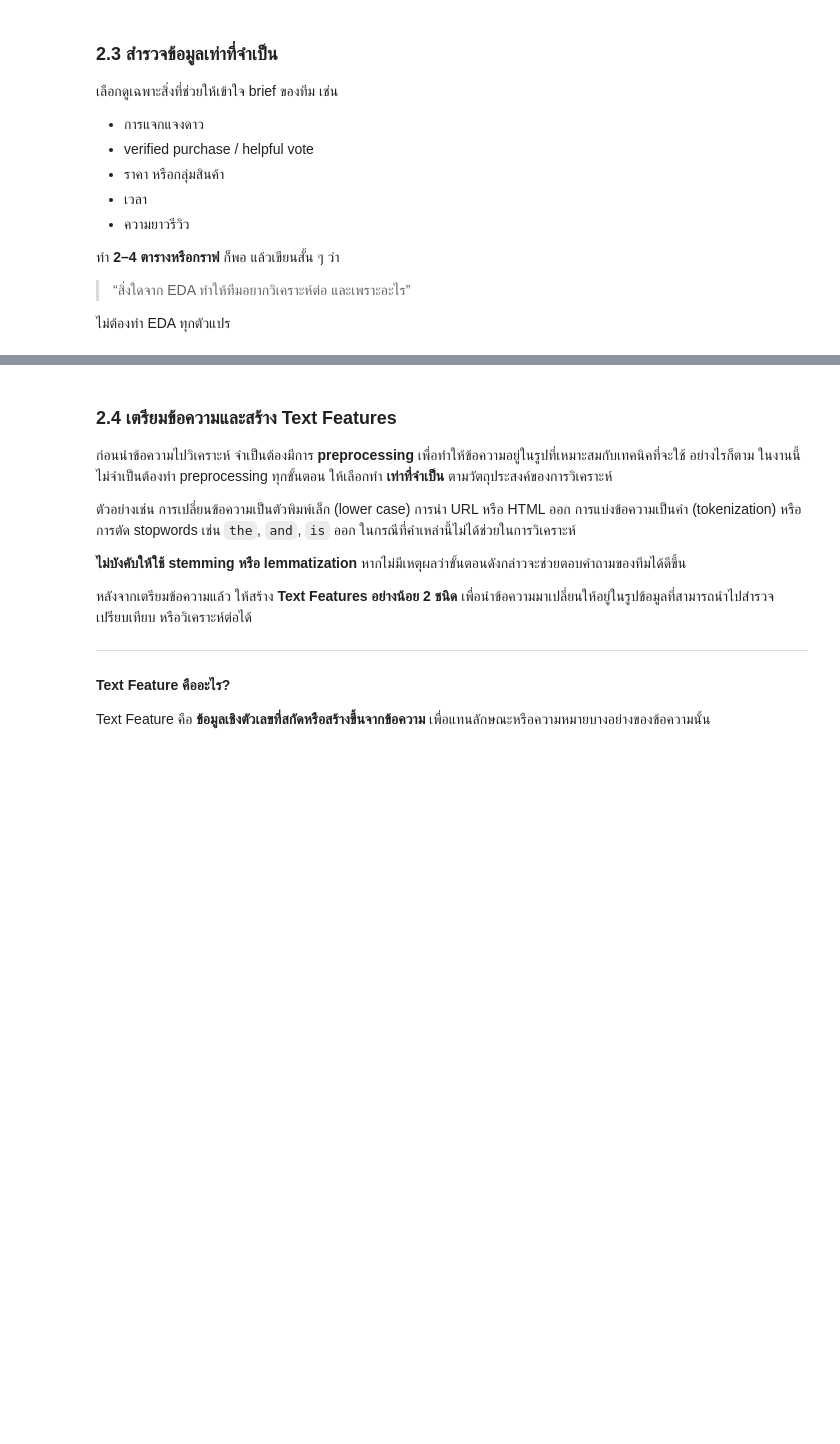
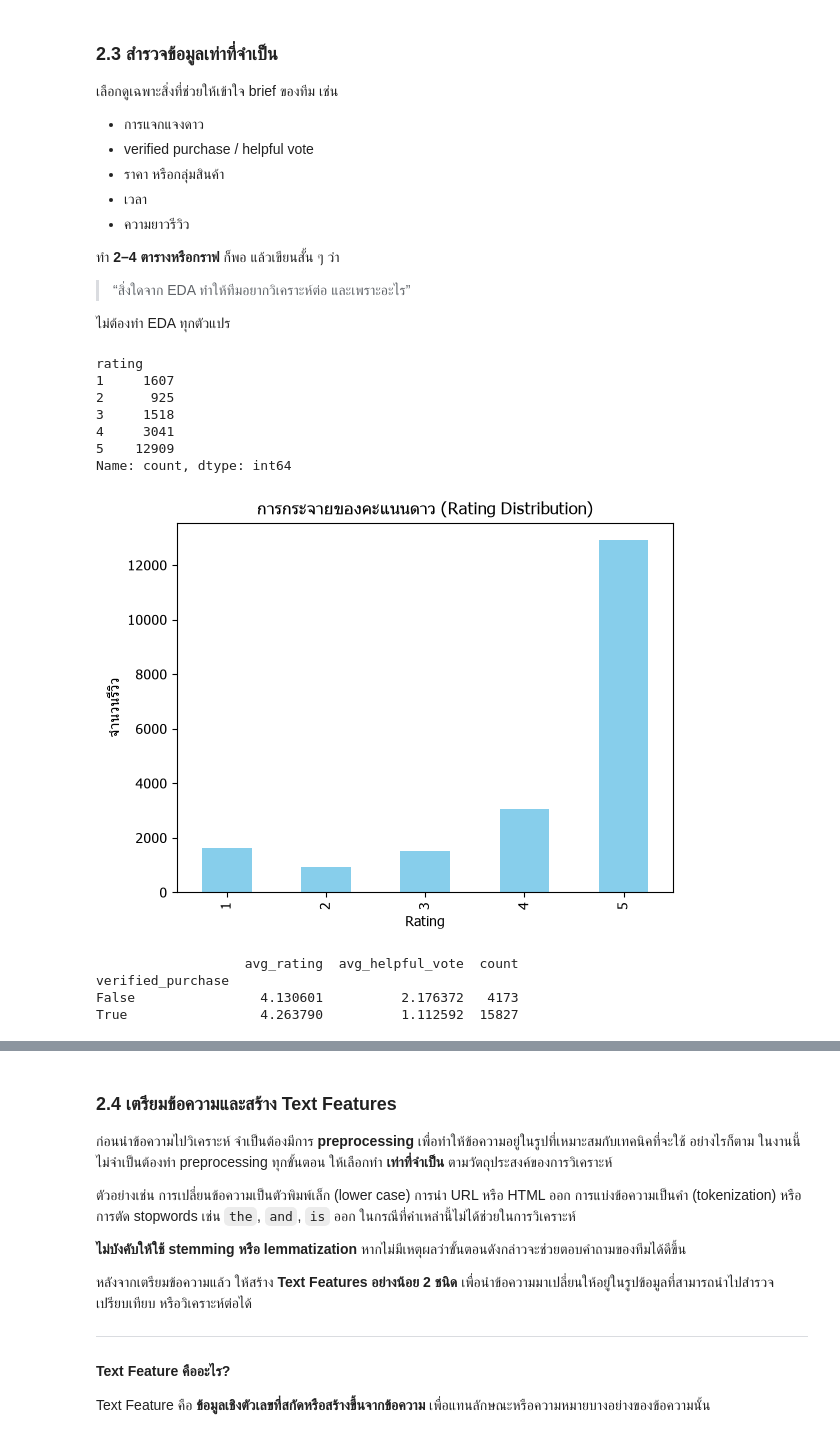
Before and after one commit to spannav/project_bigdata, a Jupyter notebook: Project1_Video_Games.ipynb, the cells around one changed output, grey strips where cells are left out. Saved outputs shown, nothing was run; the diff lists cells and outputs as text; code cells hidden in the pictures; blank space fills up the shorter version.

```diff
--- a/Project1_Video_Games.ipynb
+++ b/Project1_Video_Games.ipynb
@@ -147,6 +147,9 @@ np.random.seed(RANDOM_SEED)
 
 DATA_DIR = "./data/"
 os.makedirs(DATA_DIR, exist_ok=True)
+# %%
+import matplotlib.pyplot as plt
+plt.rcParams['font.family'] = 'Tahoma'
 # %% [markdown]
 ---
 # Part 2: Voice of Customer จากรีวิว Amazon
@@ -399,3 +401,36 @@ duplicates[
 ไม่ต้องทำ EDA ทุกตัวแปร
 # %%
 # ----------------- Your code here -----------------
+import matplotlib.pyplot as plt
+import pandas as pd
+
+# 1) การกระจายของคะแนนดาว
+rating_counts = table_merge['rating'].value_counts().sort_index()
+print(rating_counts)
+
+rating_counts.plot(kind='bar', color='skyblue')
+plt.title('การกระจายของคะแนนดาว (Rating Distribution)')
+plt.xlabel('Rating'); plt.ylabel('จำนวนรีวิว')
+plt.show()
+# %% [output]
+rating
+1     1607
+2      925
+3     1518
+4     3041
+5    12909
+Name: count, dtype: int64
+[figure, added]
+# %%
+# 2) verified_purchase เทียบกับ rating เฉลี่ย และ helpful_vote เฉลี่ย
+verified_summary = table_merge.groupby('verified_purchase').agg(
+    avg_rating=('rating', 'mean'),
+    avg_helpful_vote=('helpful_vote', 'mean'),
+    count=('rating', 'size')
+)
+print(verified_summary)
+# %% [output]
+                   avg_rating  avg_helpful_vote  count
+verified_purchase
+False                4.130601          2.176372   4173
+True                 4.263790          1.112592  15827
```
Also changed, not shown: parts of 12 cells of this notebook.
